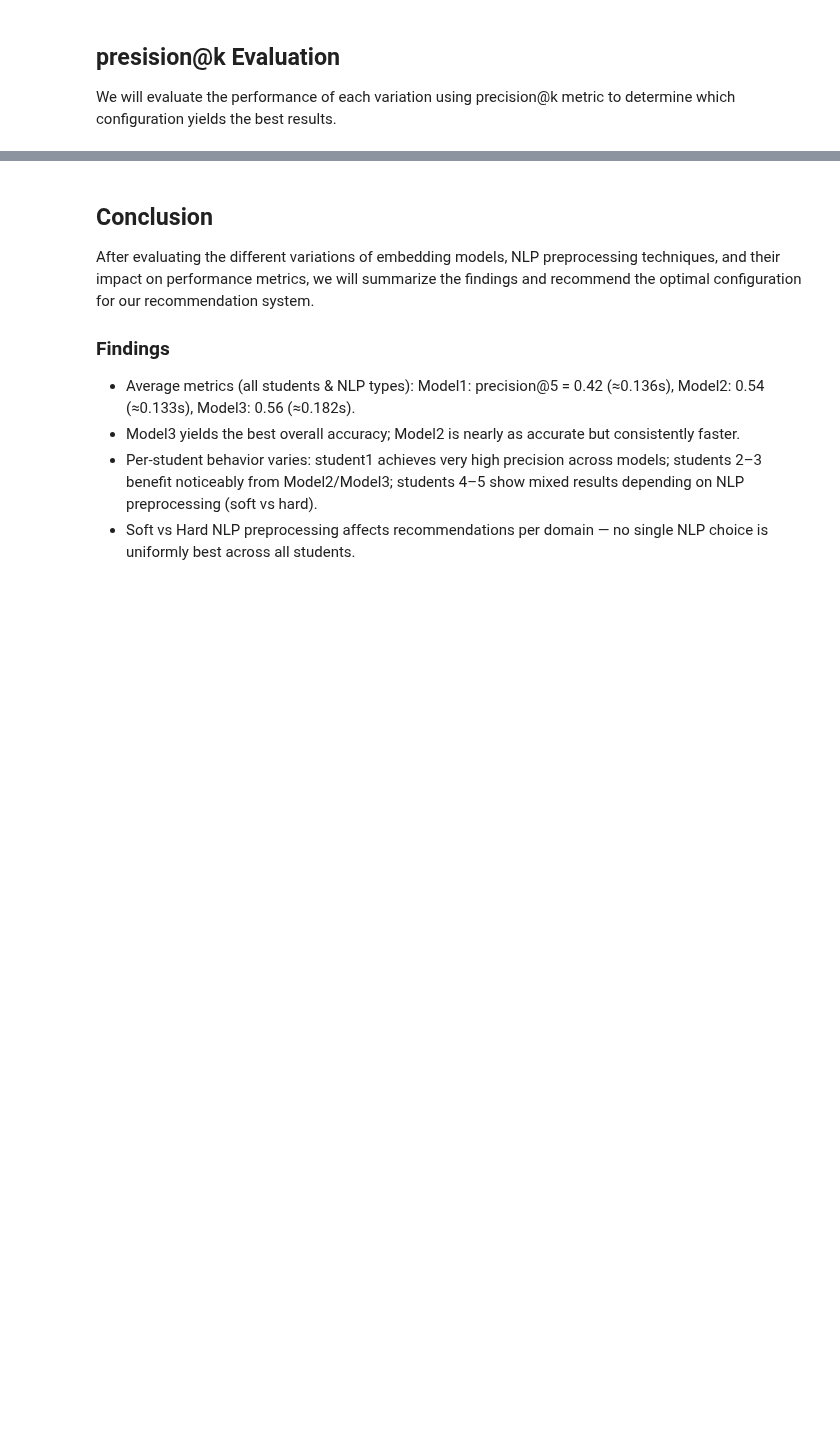
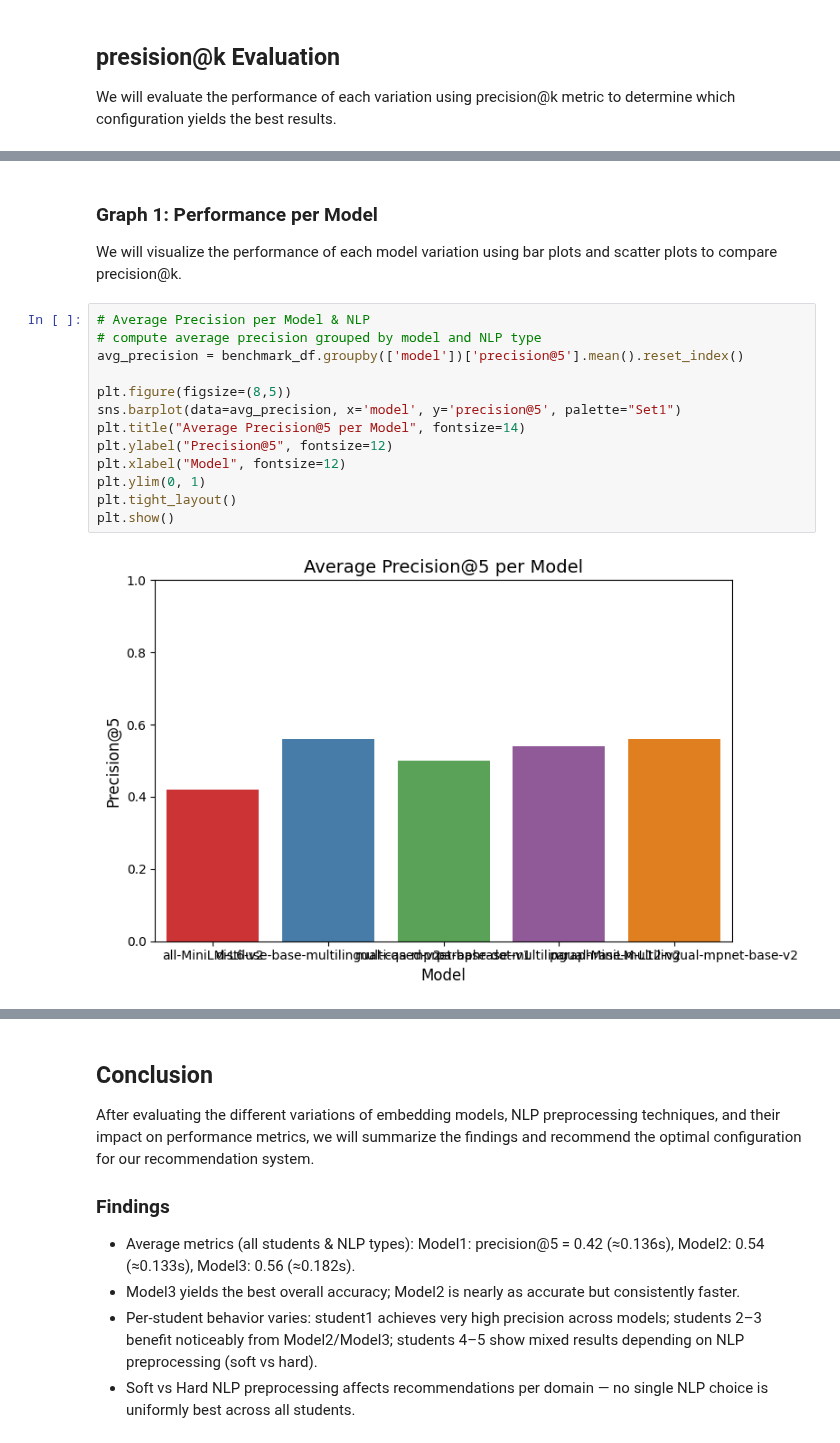
Before and after one commit to DanielvG-IT/Avans, a Jupyter notebook: Notebooks/8_optimization_se.ipynb, the cells around one changed output, grey strips where cells are left out. Saved outputs shown, nothing was run; the diff lists cells and outputs as text; blank space fills up the shorter version.

```diff
--- a/Notebooks/8_optimization_se.ipynb
+++ b/Notebooks/8_optimization_se.ipynb
@@ -296,3 +303,21 @@ Model3: Precision@5 = 0.20 in 0.169s
+# %% [markdown]
+### Graph 1: Performance per Model
+We will visualize the performance of each model variation using bar plots and scatter plots to compare precision@k.
+# %%
+# Average Precision per Model & NLP
+# compute average precision grouped by model and NLP type
+avg_precision = benchmark_df.groupby(['model'])['precision@5'].mean().reset_index()
+
+plt.figure(figsize=(8,5))
+sns.barplot(data=avg_precision, x='model', y='precision@5', palette="Set1")
+plt.title("Average Precision@5 per Model", fontsize=14)
+plt.ylabel("Precision@5", fontsize=12)
+plt.xlabel("Model", fontsize=12)
+plt.ylim(0, 1)
+plt.tight_layout()
+plt.show()
+# %% [output]
+[figure, added]
 # %%
 # Aggregate average metrics per model (all students & NLP types)
 model_perf = benchmark_df.groupby('model').agg({
```
Also changed, not shown: parts of 11 cells of this notebook.
